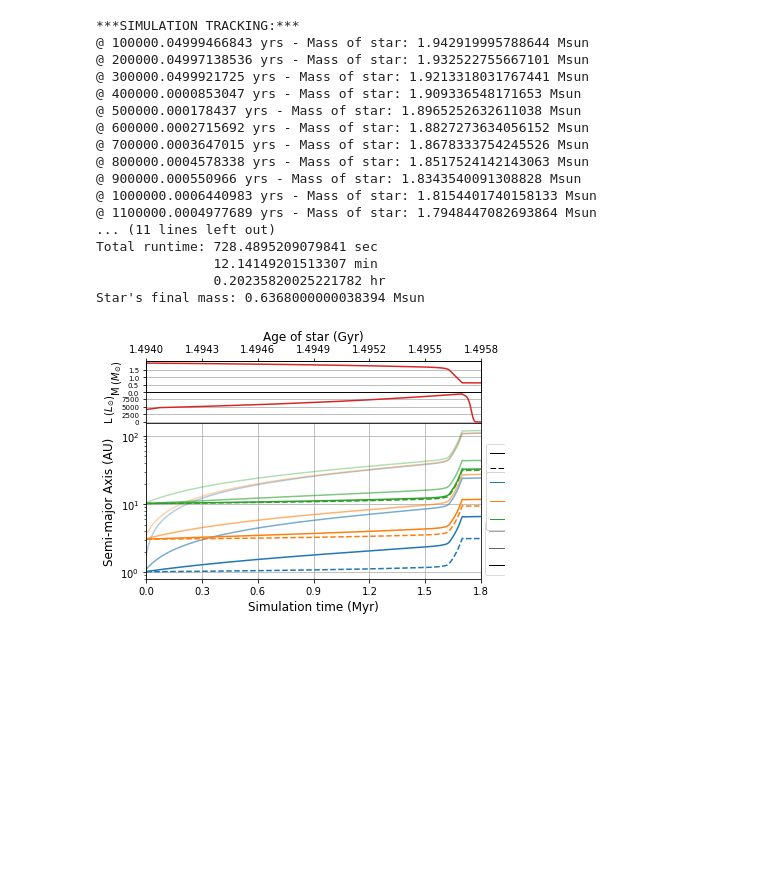
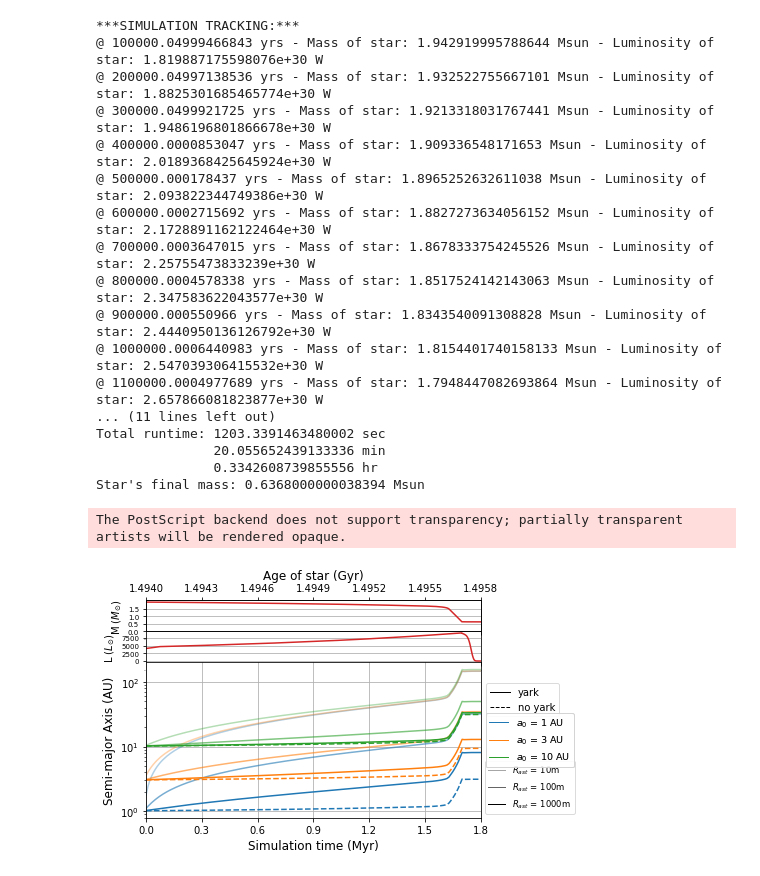
Before and after one commit to Nofe4108/REBOUNDx_Paper, a Jupyter notebook: fig3.ipynb, the cells around one changed output. Cells and saved outputs as stored; diff of their text form; code cells hidden in the pictures; blank space fills up the shorter version.

Commit message:
Figure 3 Correction
The luminosity of the star was not set to change during the course of the simulation. Results are only affected slightly by this error.

```diff
--- a/fig3.ipynb
+++ b/fig3.ipynb
@@ -1,5 +1,4 @@
 # %%
-import mesa_reader as mr
 import time
 import rebound
 import numpy as np
@@ -41,17 +40,15 @@ for i in star_mass:
     star_mass_corrected = np.append(star_mass_corrected, str( i).strip())
 
 
-star_time = star_time_corrected.astype(np.float)
-star_luminosity = star_luminosity_corrected.astype(np.float)
-star_mass = star_mass_corrected.astype(np.float)
+star_time = star_time_corrected.astype(float)
+star_luminosity = star_luminosity_corrected.astype(float)
+star_mass = star_mass_corrected.astype(float)
 
 star_lum = np.array([])
 star_age = np.array([])
 
 for i in star_luminosity:
     star_lum = np.append(star_lum, 10**i)
-
-
 
 for i in star_time:
     star_age = np.append(star_age, i*(10**6))
@@ -83,7 +80,6 @@ sim.add(a=10)
 sim.add(a=10)
 sim.add(a=10)
 sim.add(a=10)
-
 
 sim.move_to_com()
 
@@ -180,7 +176,6 @@ sp[13].params["ye_body_density"] = density
 sp[13].params["ye_albedo"] = albedo
 sp[13].r = radius_1000
 
-
 rebx.add_force(yark) #adds the force to the simulation
 
 print("\n\n***SIMULATION TRACKING:***")
@@ -190,6 +185,7 @@ while sim.t < 1.8e6: #determines how many years the simulation goes for
         sim.step() #moves simulation forward a time step
         sim.integrator_synchronize() #synchronizes all changes in the particles during the simulation
         sp[0].m = mass_eq.interpolate(rebx, t=start_age+sim.t) #changes the mass of the Sun
+        yark.params["ye_lstar"] = ((luminosity_eq.interpolate(rebx,t=sim.t+start_age)*yr_conv**3)/(msun_conv*au_conv**2))
         if (sim.t % 1e4) < 0.05: # every 1000 yrs
             changing_a_one_yarkless.append(sp[2].a) #adds semi-major axis to list every thousand years
             changing_a_one_10.append(sp[3].a)
@@ -204,7 +200,7 @@ while sim.t < 1.8e6: #determines how many years the simulation goes for
             changing_a_ten_100.append(sp[12].a)
             changing_a_ten_1000.append(sp[13].a)
         if (sim.t % 1e5) < 0.05: #every 10000 yrs:
-            print("@", sim.t, "yrs -", "Mass of star:", mass_eq.interpolate(rebx, t=start_age+sim.t), "Msun") #prints out data for sim and star
+            print("@", sim.t, "yrs -", "Mass of star:", mass_eq.interpolate(rebx, t=start_age+sim.t), "Msun -", "Luminosity of star:", luminosity_eq.interpolate(rebx,t=sim.t+start_age), "W") #prints out data for sim and star
 
 timer_end = time.perf_counter()
 runtime = timer_end - timer_start
@@ -217,33 +213,35 @@ print("              ", (runtime / 60), "min")
 print("              ", ((runtime / 60) / 60), "hr")
 print("Star's final mass:", sim.particles[0].m, "Msun")
 
-
 #Plots all graphs on one chart
-fig, (ax1, ax2, ax3) = plt.subplots(nrows=3, ncols=1,sharex=True, gridspec_kw={'height_ratios': [2, 2, 10]})
+fig, (ax1, ax2, ax3) = plt.subplots(nrows=3, ncols=1, gridspec_kw={'height_ratios': [2, 2, 10]})
 fig.subplots_adjust(hspace=0)
-
-plt.xlim(1.494, 1.4958)
 
 corrected_star_age = (star_age/1e9) #changes units to Gyr
 
 ax1.plot(corrected_star_age, star_mass, color = 'tab:red')
 ax1.set_ylabel("M ($M_{\odot}$)", fontsize='medium')
-ax1.grid()
+ax1.grid(axis='y')
+ax1.set_xlim((1.494,1.4958))
+ax1.xaxis.set_ticks(np.arange(1.494, 1.4958, .0003))
+ax1.tick_params(axis='x', labelsize=0)
 ax1.yaxis.set_ticks(np.arange(0, 2, .5))
 ax1.tick_params(axis='y', labelsize= 7)
 
 ax2.plot(corrected_star_age, star_lum, color = 'tab:red')
 ax2.set_ylabel('L ($L_{\odot}$)', fontsize='medium')
-ax2.grid()
+ax2.grid(axis='y')
+ax2.set_xlim((1.494,1.4958))
+ax2.xaxis.set_ticks(np.arange(1.494, 1.4958, .0003))
+ax2.tick_params(axis='x', labelsize=0)
 ax2.yaxis.set_ticks(np.arange(0, 10000, 2500))
 ax2.tick_params(axis='y', labelsize= 7)
-
 
 corrected_time = sim.t/1e6 #changes the units from yr to Myr
 
 #1AU asteroid
 ax3.plot(np.linspace(0, corrected_time, len(changing_a_one_yarkless)),
-         changing_a_one_yarkless, '-', color = 'tab:blue', linestyle = '--', label = 'a = 1 AU (no yark)')
+         changing_a_one_yarkless, color = 'tab:blue', linestyle = '--', label = 'a = 1 AU (no yark)')
 ax3.plot(np.linspace(0, corrected_time, len(changing_a_one_10)),
          changing_a_one_10, color = 'tab:blue', alpha = .35)
 ax3.plot(np.linspace(0, corrected_time, len(changing_a_one_100)),
@@ -253,7 +251,7 @@ ax3.plot(np.linspace(0, corrected_time, len(changing_a_one_1000)),
 
 #3AU asteroid
 ax3.plot(np.linspace(0, corrected_time, len(changing_a_three_yarkless)),
-         changing_a_three_yarkless, '-', color = 'tab:orange', linestyle = '--', label = 'a = 3 AU (no yark)')
+         changing_a_three_yarkless, color = 'tab:orange', linestyle = '--', label = 'a = 3 AU (no yark)')
 ax3.plot(np.linspace(0, corrected_time, len(changing_a_three_10)),
          changing_a_three_10, color = 'tab:orange', alpha = .35)
 ax3.plot(np.linspace(0, corrected_time, len(changing_a_three_100)),
@@ -273,8 +271,9 @@ ax3.plot(np.linspace(0, corrected_time, len(changing_a_ten_1000)),
 
 plt.ylabel('Semi-major Axis (AU)', fontsize='large')
 plt.xlabel('Simulation time (Myr)', fontsize = 'large')
-plt.grid()
+ax3.grid()
 ax3.set_yscale('log')
+ax3.set_xlim((0,1.8))
 ax3.xaxis.set_ticks(np.linspace(0, 1.8, 7))
 
 ###### LEGENDS ######
@@ -285,46 +284,48 @@ first_legend_elements = [Line2D([0], [0], color='black', alpha=0.35, lw=1.0, lab
                          Line2D([0], [0], color='black', alpha=1.0,  lw=1.0, label='$R_{ast}$ = 1000m')]
 first_legend = plt.legend(handles=first_legend_elements, bbox_to_anchor=(1, 0), loc='lower left', framealpha = .7, prop={"size": 8.5})
 plt.gca().add_artist(first_legend)
 
 
 #second legend
 second_legend_elements = [Line2D([0], [0], color='black', lw=1.0, label='yark'),
                           Line2D([0], [0], color='black', lw=1.0, label='no yark', linestyle = '--', )]
 second_legend = plt.legend(handles=second_legend_elements, bbox_to_anchor=(1,.9), loc = 'upper left', framealpha = .7, prop={"size": 10})
 plt.gca().add_artist(second_legend)
 
 
 #third legend
 third_legend_elements = [Line2D([0], [0], color='tab:blue',   lw=1.0, label='$a_{0}$ = 1 AU'),
                          Line2D([0], [0], color='tab:orange', lw=1.0, label='$a_{0}$ = 3 AU'),
                          Line2D([0], [0], color='tab:green',  lw=1.0, label='$a_{0}$ = 10 AU')]
 third_legend = plt.legend(handles=third_legend_elements, bbox_to_anchor=(1,.5), loc = 'center left', framealpha = .7, prop={"size": 9.5})
 plt.gca().add_artist(third_legend)
 
 ax4 = ax1.twiny()
+ax4.set_xlim((1.494,1.4958))
 ax4.set_xlabel('Age of star (Gyr)', fontsize = 'large')
-plt.xlim(1.494, 1.4958)
 ax4.xaxis.set_ticks(np.arange(1.494, 1.4958, .0003))
+
 
 plt.savefig('images/fig3.eps', bbox_inches='tight', pad_inches=1.25)
 plt.savefig('images/fig3.pdf', bbox_inches='tight', pad_inches=1.25)
 plt.savefig('images/fig3.png', bbox_inches='tight', pad_inches=1.25, dpi=300)
 # %% [output]
 ***SIMULATION TRACKING:***
-@ 100000.04999466843 yrs - Mass of star: 1.942919995788644 Msun
-@ 200000.04997138536 yrs - Mass of star: 1.932522755667101 Msun
-@ 300000.0499921725 yrs - Mass of star: 1.9213318031767441 Msun
-@ 400000.0000853047 yrs - Mass of star: 1.909336548171653 Msun
-@ 500000.000178437 yrs - Mass of star: 1.8965252632611038 Msun
-@ 600000.0002715692 yrs - Mass of star: 1.8827273634056152 Msun
-@ 700000.0003647015 yrs - Mass of star: 1.8678333754245526 Msun
-@ 800000.0004578338 yrs - Mass of star: 1.8517524142143063 Msun
-@ 900000.000550966 yrs - Mass of star: 1.8343540091308828 Msun
-@ 1000000.0006440983 yrs - Mass of star: 1.8154401740158133 Msun
-@ 1100000.0004977689 yrs - Mass of star: 1.7948447082693864 Msun
+@ 100000.04999466843 yrs - Mass of star: 1.942919995788644 Msun - Luminosity of star: 1.819887175598076e+30 W
+@ 200000.04997138536 yrs - Mass of star: 1.932522755667101 Msun - Luminosity of star: 1.8825301685465774e+30 W
+@ 300000.0499921725 yrs - Mass of star: 1.9213318031767441 Msun - Luminosity of star: 1.9486196801866678e+30 W
+@ 400000.0000853047 yrs - Mass of star: 1.909336548171653 Msun - Luminosity of star: 2.0189368425645924e+30 W
+@ 500000.000178437 yrs - Mass of star: 1.8965252632611038 Msun - Luminosity of star: 2.093822344749386e+30 W
+@ 600000.0002715692 yrs - Mass of star: 1.8827273634056152 Msun - Luminosity of star: 2.1728891162122464e+30 W
+@ 700000.0003647015 yrs - Mass of star: 1.8678333754245526 Msun - Luminosity of star: 2.25755473833239e+30 W
+@ 800000.0004578338 yrs - Mass of star: 1.8517524142143063 Msun - Luminosity of star: 2.347583622043577e+30 W
+@ 900000.000550966 yrs - Mass of star: 1.8343540091308828 Msun - Luminosity of star: 2.4440950136126792e+30 W
+@ 1000000.0006440983 yrs - Mass of star: 1.8154401740158133 Msun - Luminosity of star: 2.547039306415532e+30 W
+@ 1100000.0004977689 yrs - Mass of star: 1.7948447082693864 Msun - Luminosity of star: 2.657866081823877e+30 W
 ... (11 lines left out)
-Total runtime: 728.4895209079841 sec
-               12.14149201513307 min
-               0.20235820025221782 hr
+Total runtime: 1203.3391463480002 sec
+               20.055652439133336 min
+               0.3342608739855556 hr
 Star's final mass: 0.6368000000038394 Msun
+The PostScript backend does not support transparency; partially transparent artists will be rendered opaque.
-[figure, old version]
+[figure, new version]
```
Also changed, not shown: 4 other files.
